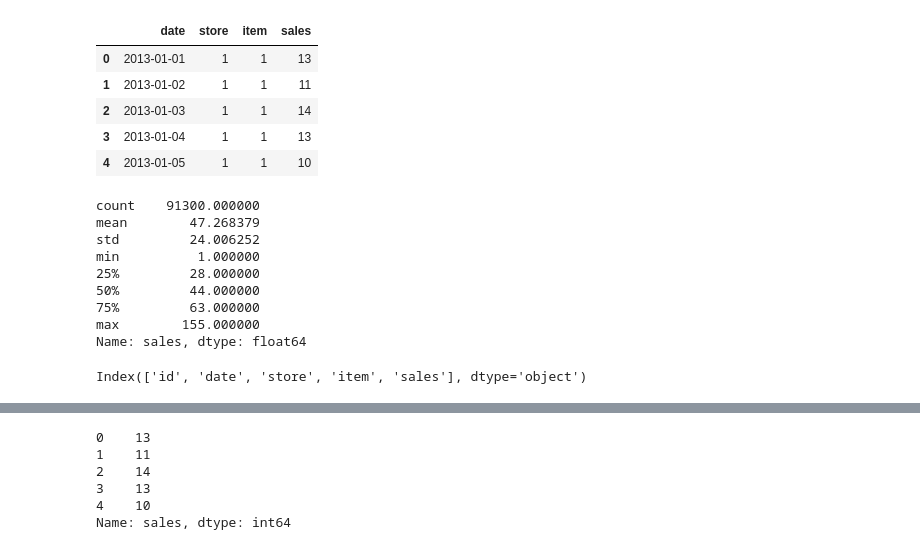
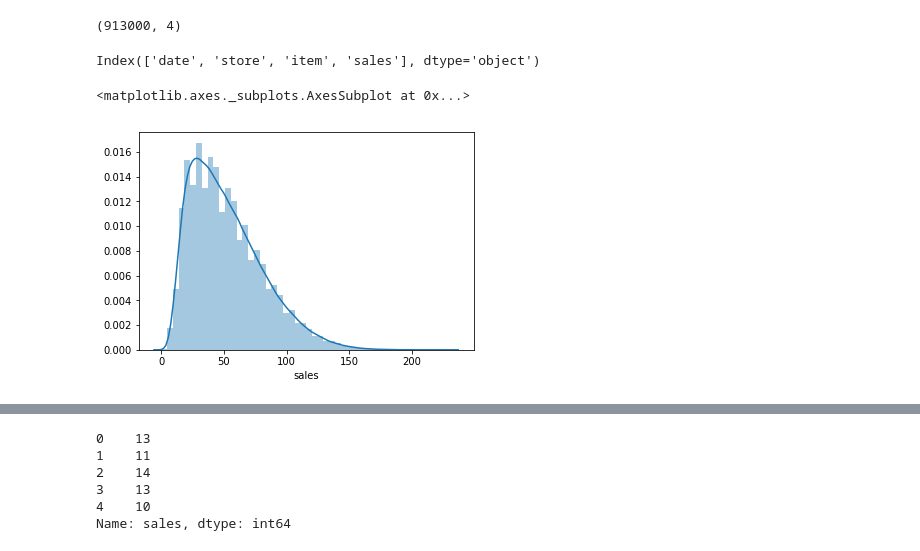
Before and after one commit to idukkigold/StoreForecast_Regression, a Jupyter notebook: Store_Price.ipynb, the cells around one changed output, grey strips where cells are left out. Cells and saved outputs as stored; diff of their text form; code cells hidden in the pictures.

```diff
--- a/Store_Price.ipynb
+++ b/Store_Price.ipynb
@@ -11,29 +11,15 @@ import numpy as np
 df=pd.read_csv('train.csv')
 dt=pd.read_csv('test.csv')
 df.head()
+df.shape
 # %% [output]
-|  | date | store | item | sales |
-| 0 | 2013-01-01 | 1 | 1 | 13 |
-| 1 | 2013-01-02 | 1 | 1 | 11 |
-| 2 | 2013-01-03 | 1 | 1 | 14 |
-| 3 | 2013-01-04 | 1 | 1 | 13 |
-| 4 | 2013-01-05 | 1 | 1 | 10 |
+(913000, 4)
-# %%
-df.shape
-df.columns
-store1['sales'].describe()
-# %% [output]
-count    91300.000000
-mean        47.268379
-std         24.006252
-min          1.000000
-25%         28.000000
-50%         44.000000
-75%         63.000000
-max        155.000000
-Name: sales, dtype: float64
-# %%
-dt.head()
-dt.columns
-# %% [output]
-Index(['id', 'date', 'store', 'item', 'sales'], dtype='object')
+# %%
+df.columns
+# %% [output]
+Index(['date', 'store', 'item', 'sales'], dtype='object')
+# %%
+sns.distplot(df['sales'])
+# %% [output]
+<matplotlib.axes._subplots.AxesSubplot at 0x...>
+[figure, added]
```
Also changed, not shown: parts of 7 cells of this notebook.
